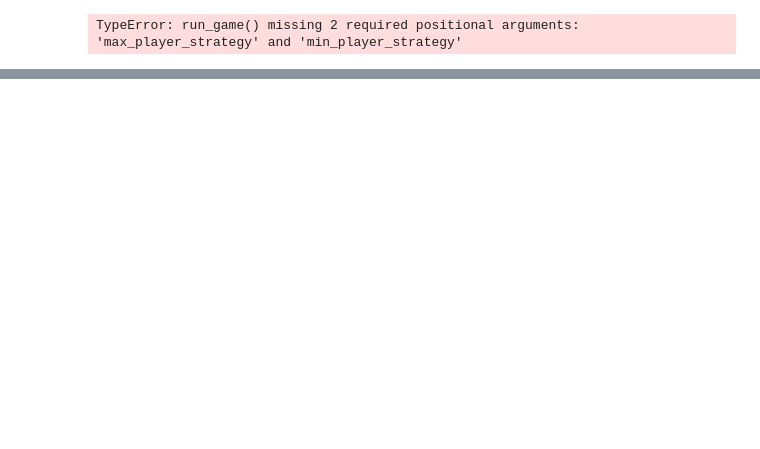
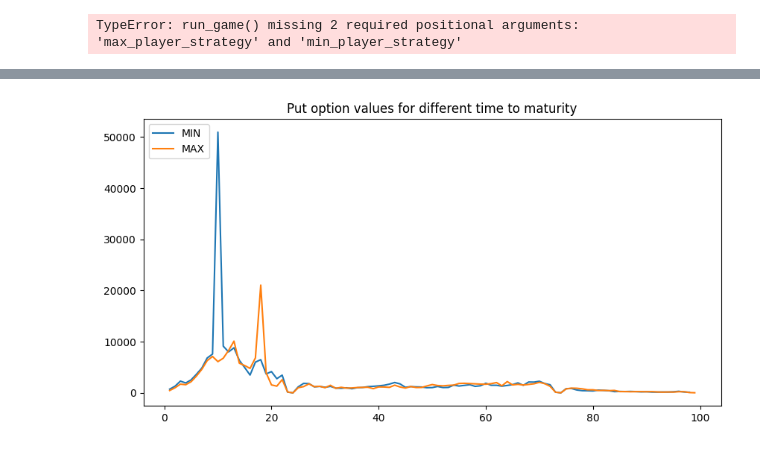
Before and after one commit to Krisenberg/AI_Lab, a Jupyter notebook: Lab_2_logic_game_Halma/src/test.ipynb, the cells around one changed output, grey strips where cells are left out. Saved outputs shown, nothing was run; the diff lists cells and outputs as text; code cells hidden in the pictures; blank space fills up the shorter version.

```diff
--- a/Lab_2_logic_game_Halma/src/test.ipynb
+++ b/Lab_2_logic_game_Halma/src/test.ipynb
@@ -77,3 +99,16 @@ plt.show()
+# %%
+import matplotlib.pyplot as plt
+
+fig, ax = plt.subplots(figsize=(10,5))
+
+ax.plot(game_results[0].min_player_move_time.keys(), game_results[0].min_player_move_time.values(), label='MIN')
+ax.plot(game_results[0].max_player_move_time.keys(), game_results[0].max_player_move_time.values(), label='MAX')
+ax.set_title('Put option values for different time to maturity')
+ax.legend(loc='upper left')
+
+plt.show()
+# %% [output]
+[figure, added]
 # %%
 import matplotlib.pyplot as plt
 
```
Also changed, not shown: parts of 4 cells of this notebook, 6 other files.
